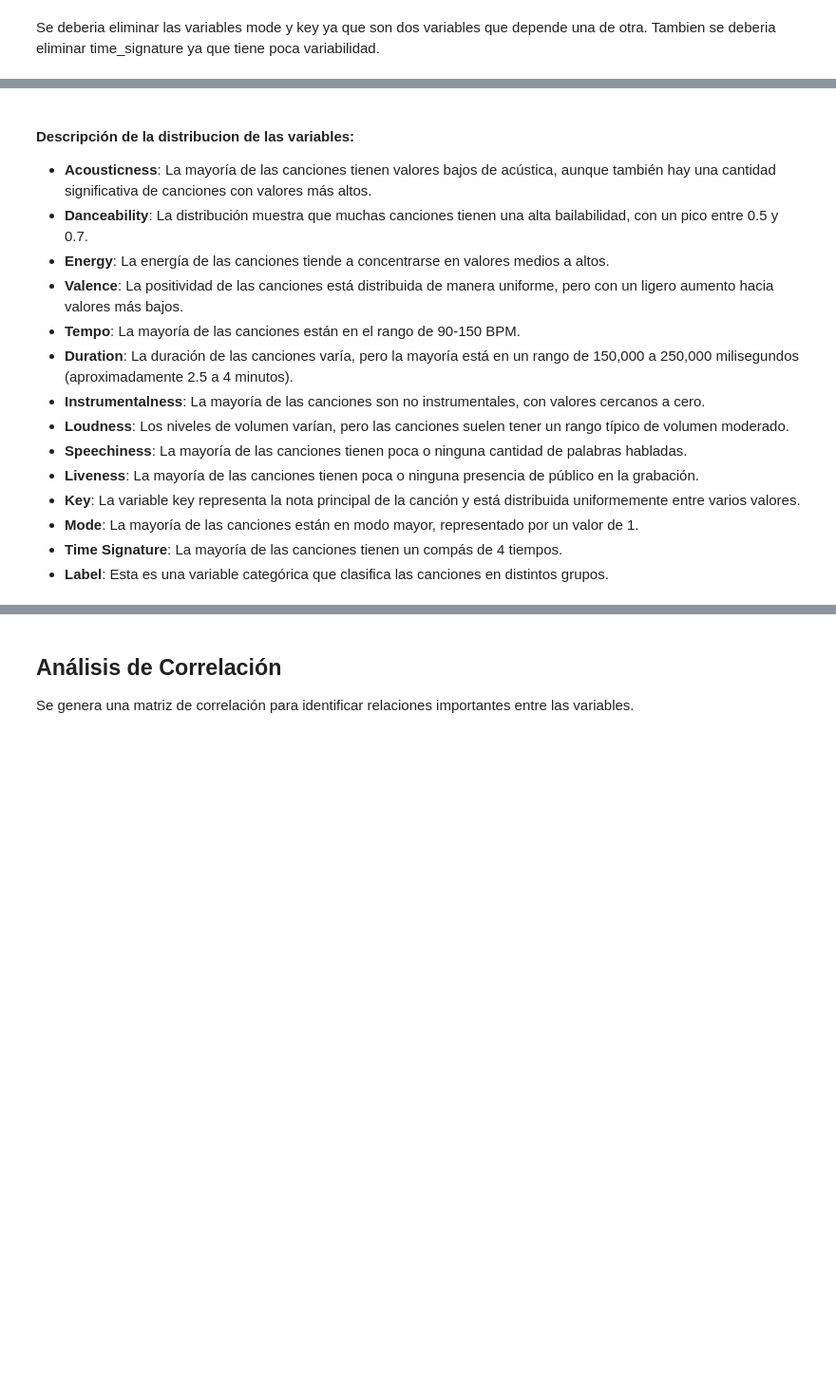
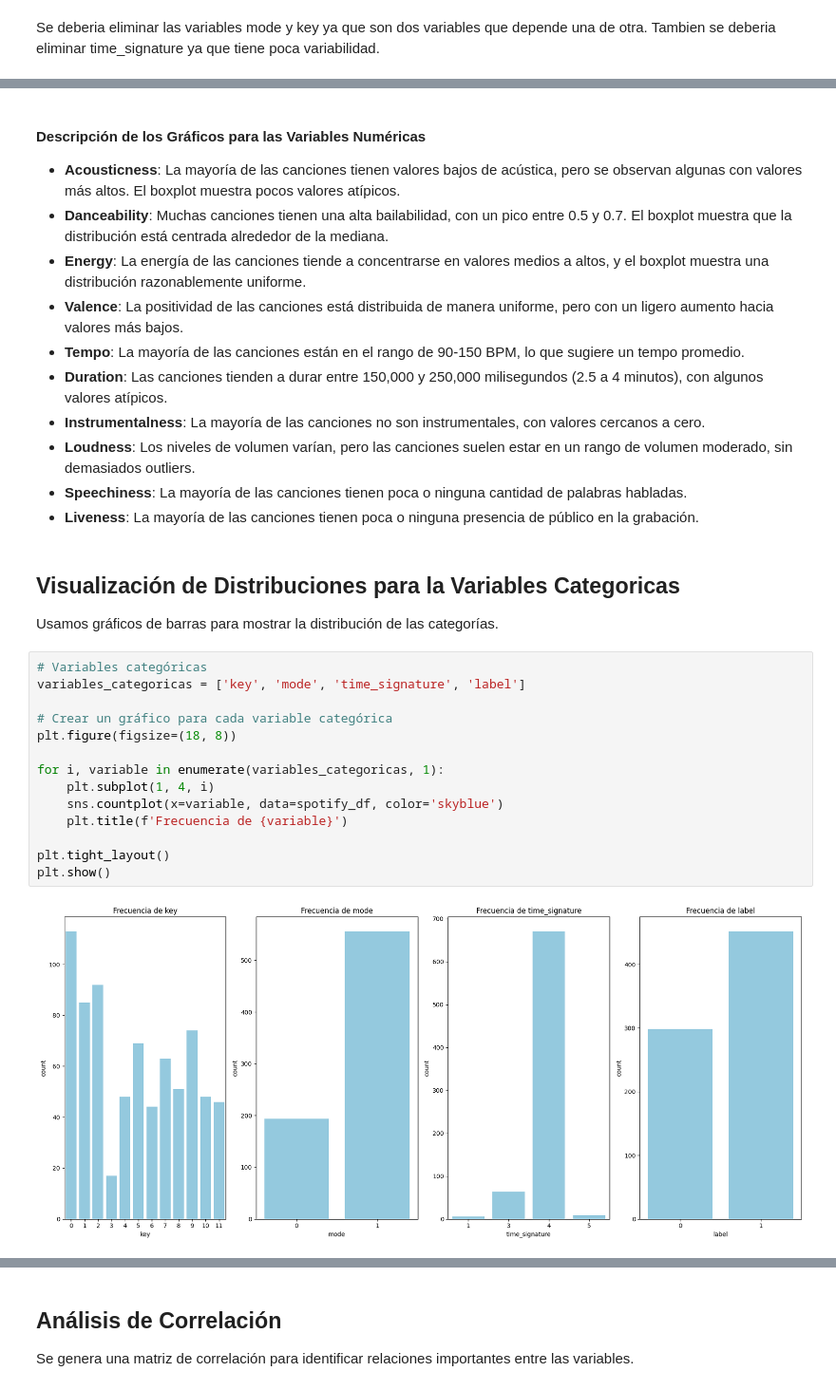
Before and after one commit to jonathancagua/CEIA-ADD, a Jupyter notebook: tp_spotify.ipynb, the cells around one changed output, grey strips where cells are left out. Shown at 95% size. Drawn from its saved outputs; the diff is of its cells as text; blank space fills up the shorter version.

```diff
--- a/tp_spotify.ipynb
+++ b/tp_spotify.ipynb
@@ -312,17 +316,33 @@ plt.show()
 # %% [markdown]
-#### Descripción de la distribucion de las variables:
+#### Descripción de los Gráficos para las Variables Numéricas
 
-- **Acousticness**: La mayoría de las canciones tienen valores bajos de acústica, aunque también hay una cantidad significativa de canciones con valores más altos.
-- **Danceability**: La distribución muestra que muchas canciones tienen una alta bailabilidad, con un pico entre 0.5 y 0.7.
-- **Energy**: La energía de las canciones tiende a concentrarse en valores medios a altos.
+- **Acousticness**: La mayoría de las canciones tienen valores bajos de acústica, pero se observan algunas con valores más altos. El boxplot muestra pocos valores atípicos.
+- **Danceability**: Muchas canciones tienen una alta bailabilidad, con un pico entre 0.5 y 0.7. El boxplot muestra que la distribución está centrada alrededor de la mediana.
+- **Energy**: La energía de las canciones tiende a concentrarse en valores medios a altos, y el boxplot muestra una distribución razonablemente uniforme.
 - **Valence**: La positividad de las canciones está distribuida de manera uniforme, pero con un ligero aumento hacia valores más bajos.
-- **Tempo**: La mayoría de las canciones están en el rango de 90-150 BPM.
-- **Duration**: La duración de las canciones varía, pero la mayoría está en un rango de 150,000 a 250,000 milisegundos (aproximadamente 2.5 a 4 minutos).
-- **Instrumentalness**: La mayoría de las canciones son no instrumentales, con valores cercanos a cero.
-- **Loudness**: Los niveles de volumen varían, pero las canciones suelen tener un rango típico de volumen moderado.
+- **Tempo**: La mayoría de las canciones están en el rango de 90-150 BPM, lo que sugiere un tempo promedio.
+- **Duration**: Las canciones tienden a durar entre 150,000 y 250,000 milisegundos (2.5 a 4 minutos), con algunos valores atípicos.
+- **Instrumentalness**: La mayoría de las canciones no son instrumentales, con valores cercanos a cero.
+- **Loudness**: Los niveles de volumen varían, pero las canciones suelen estar en un rango de volumen moderado, sin demasiados outliers.
 - **Speechiness**: La mayoría de las canciones tienen poca o ninguna cantidad de palabras habladas.
 - **Liveness**: La mayoría de las canciones tienen poca o ninguna presencia de público en la grabación.
-- **Key**: La variable key representa la nota principal de la canción y está distribuida uniformemente entre varios valores.
-- **Mode**: La mayoría de las canciones están en modo mayor, representado por un valor de 1.
-- **Time Signature**: La mayoría de las canciones tienen un compás de 4 tiempos.
-- **Label**: Esta es una variable categórica que clasifica las canciones en distintos grupos.
+# %% [markdown]
+## Visualización de Distribuciones para la Variables Categoricas
+
+Usamos gráficos de barras para mostrar la distribución de las categorías.
+# %%
+# Variables categóricas
+variables_categoricas = ['key', 'mode', 'time_signature', 'label']
+
+# Crear un gráfico para cada variable categórica
+plt.figure(figsize=(18, 8))
+
+for i, variable in enumerate(variables_categoricas, 1):
+    plt.subplot(1, 4, i)
+    sns.countplot(x=variable, data=spotify_df, color='skyblue')
+    plt.title(f'Frecuencia de {variable}')
+
+plt.tight_layout()
+plt.show()
+# %% [output]
+[figure, added]
```
Also changed, not shown: parts of 4 cells of this notebook.
